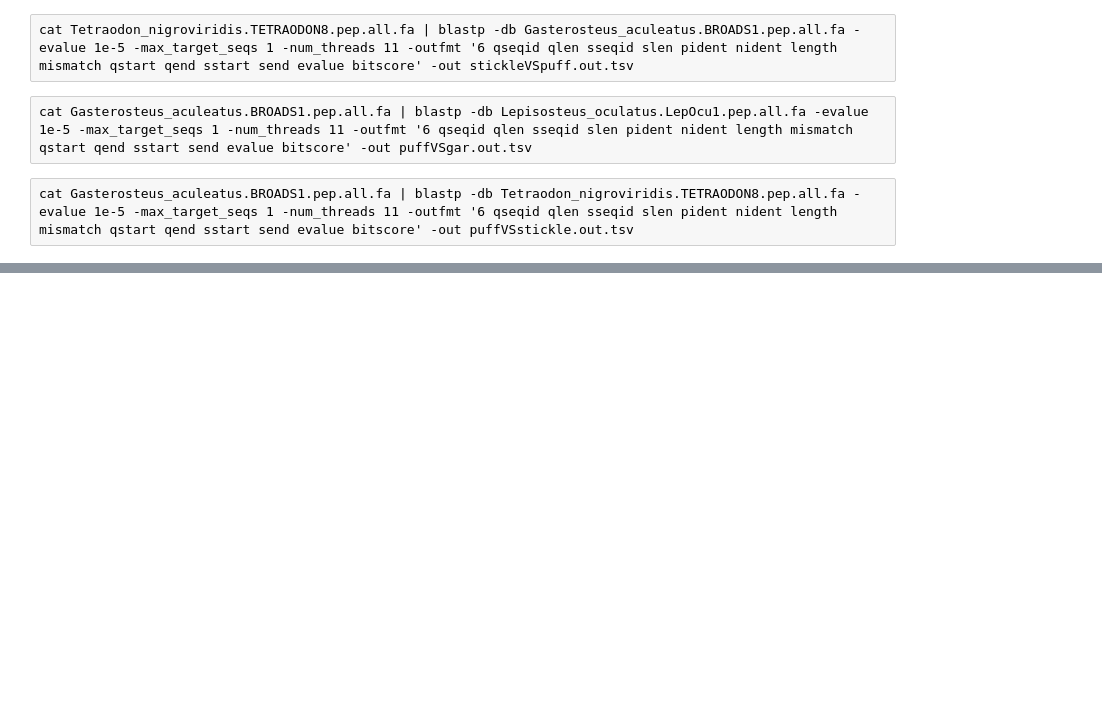
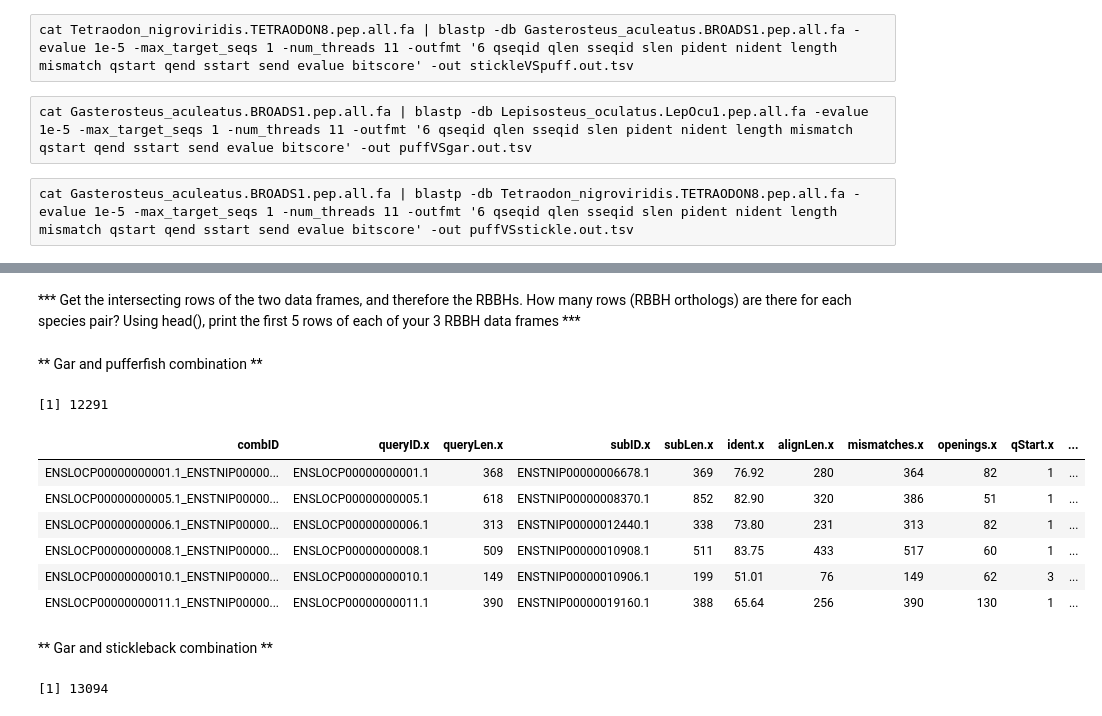
Before and after one commit to kohlkopf/TopicsInGenomicAnalysis, a Jupyter notebook: assignment3/assignment3.ipynb, the cells around one changed output, grey strips where cells are left out. Saved outputs shown, nothing was run; the diff lists cells and outputs as text; code cells hidden in the pictures; blank space fills up the shorter version.

```diff
--- a/assignment3/assignment3.ipynb
+++ b/assignment3/assignment3.ipynb
@@ -25,0 +72,22 @@ cat Gasterosteus_aculeatus.BROADS1.pep.all.fa | blastp -db Tetraodon_nigroviridi
+# %% [markdown]
+*** Get the intersecting rows of the two data frames, and therefore the RBBHs. How many rows (RBBH orthologs) are there for each species pair? Using head(), print the first 5 rows of each of your 3 RBBH data frames ***
+# %% [markdown]
+** Gar and pufferfish combination **
+# %%
+garVSpuff_RBH = merge(garVSpuff, puffVSgar, by = "combID")
+# %%
+nrow(garVSpuff_RBH)
+# %% [output]
+[1] 12291
+# %%
+head(garVSpuff_RBH)
+# %% [output]
+| combID | queryID.x | queryLen.x | subID.x | subLen.x | ident.x | alignLen.x | mismatches.x | openings.x | qStart.x | ... |
+| ENSLOCP00000000001.1_ENSTNIP00000... | ENSLOCP00000000001.1 | 368 | ENSTNIP00000006678.1 | 369 | 76.92 | 280 | 364 | 82 | 1 | ... |
+| ENSLOCP00000000005.1_ENSTNIP00000... | ENSLOCP00000000005.1 | 618 | ENSTNIP00000008370.1 | 852 | 82.90 | 320 | 386 | 51 | 1 | ... |
+| ENSLOCP00000000006.1_ENSTNIP00000... | ENSLOCP00000000006.1 | 313 | ENSTNIP00000012440.1 | 338 | 73.80 | 231 | 313 | 82 | 1 | ... |
+| ENSLOCP00000000008.1_ENSTNIP00000... | ENSLOCP00000000008.1 | 509 | ENSTNIP00000010908.1 | 511 | 83.75 | 433 | 517 | 60 | 1 | ... |
+| ENSLOCP00000000010.1_ENSTNIP00000... | ENSLOCP00000000010.1 | 149 | ENSTNIP00000010906.1 | 199 | 51.01 | 76 | 149 | 62 | 3 | ... |
+| ENSLOCP00000000011.1_ENSTNIP00000... | ENSLOCP00000000011.1 | 390 | ENSTNIP00000019160.1 | 388 | 65.64 | 256 | 390 | 130 | 1 | ... |
+# %% [markdown]
+** Gar and stickleback combination **
@@ -25,0 +96,4 @@ cat Gasterosteus_aculeatus.BROADS1.pep.all.fa | blastp -db Tetraodon_nigroviridi
+# %%
+nrow(garVSstickle_RBH)
+# %% [output]
+[1] 13094
```
Also changed, not shown: parts of 29 cells of this notebook, 13 other files.
